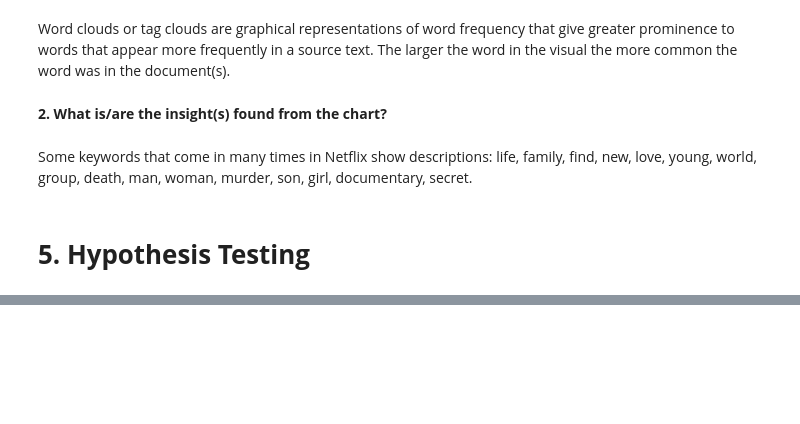
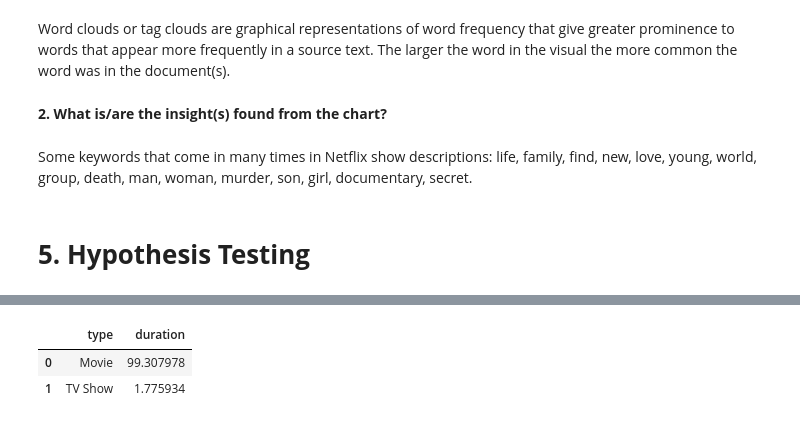
Before and after one commit to Sairindhrijena/Netflix-Movies-and-TV-Shows-Clustering, a Jupyter notebook: Netflix_Movies_and_TV_Shows_Clustering.ipynb, the cells around one changed output, grey strips where cells are left out. Drawn from its saved outputs; the diff is of its cells as text; code cells hidden in the pictures; blank space fills up the shorter version.

```diff
--- a/Netflix_Movies_and_TV_Shows_Clustering.ipynb
+++ b/Netflix_Movies_and_TV_Shows_Clustering.ipynb
@@ -1067,0 +1233,10 @@ Some keywords that come in many times in Netflix show descriptions: life, family
+# %%
+#group_by duration and TYPE
+group_by_= data_hypothesis[['duration','type']].groupby(by='type')
+#mean of group_by variable
+group=group_by_.mean().reset_index()
+group
+# %% [output]
+|  | type | duration |
+| 0 | Movie | 99.307978 |
+| 1 | TV Show | 1.775934 |
```
Also changed, not shown: parts of 31 cells of this notebook.
